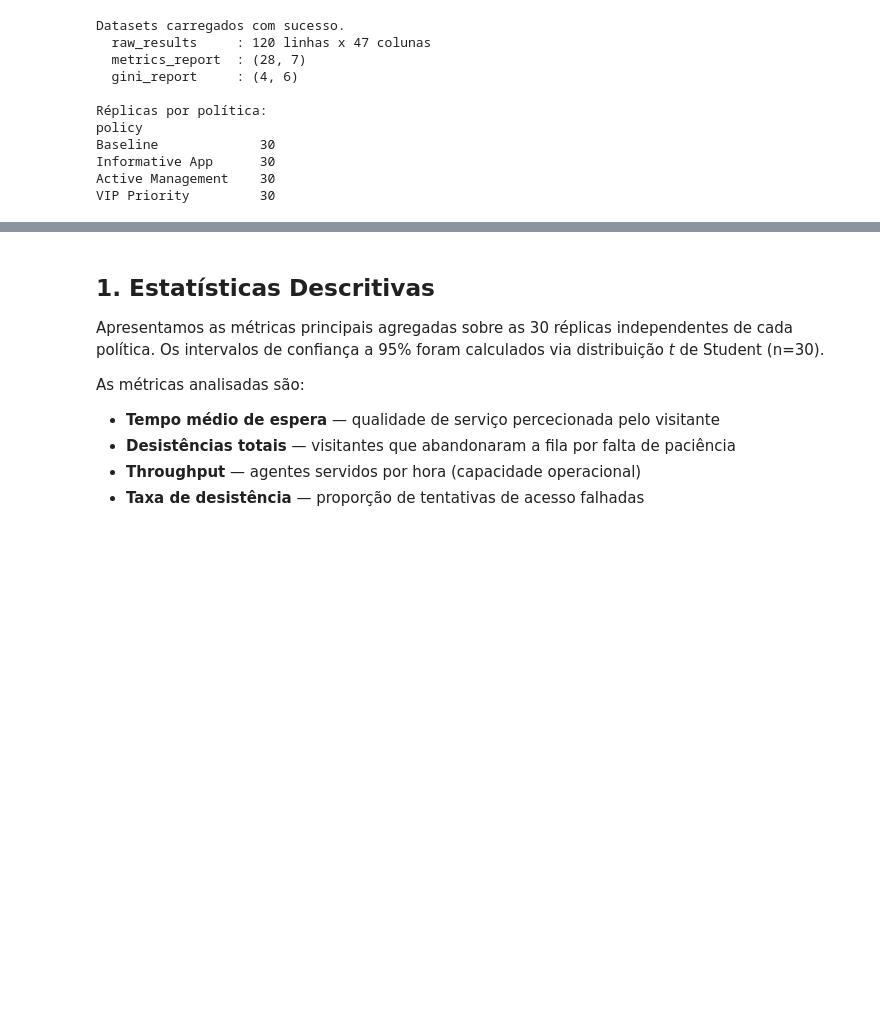
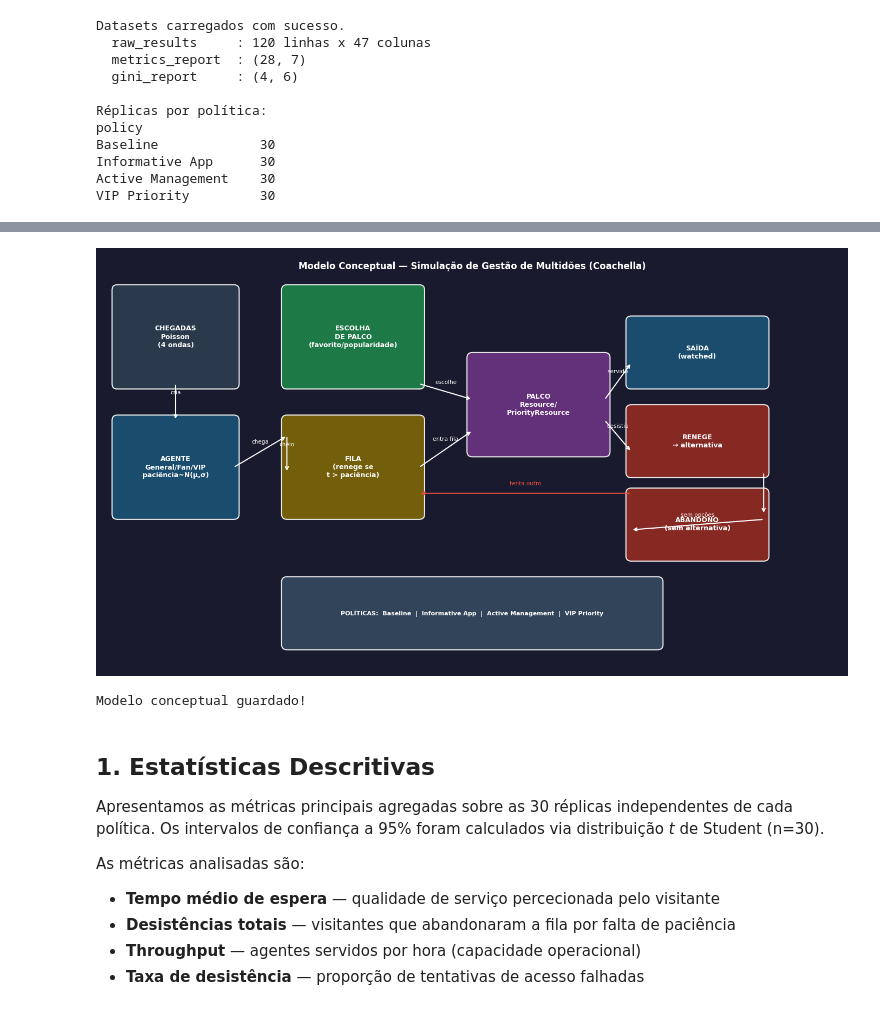
Before and after one commit to D1ana-bd/coachella-simulation, a Jupyter notebook: notebooks/01_analysis.ipynb, the cells around one changed output, grey strips where cells are left out. Cells and saved outputs as stored; diff of their text form; code cells hidden in the pictures; blank space fills up the shorter version.

```diff
--- a/notebooks/01_analysis.ipynb
+++ b/notebooks/01_analysis.ipynb
@@ -106,3 +224,78 @@ VIP Priority         30
+# %%
+import matplotlib.pyplot as plt
+import matplotlib.patches as mpatches
+from matplotlib.patches import FancyArrowPatch
+
+fig, ax = plt.subplots(figsize=(14, 8))
+ax.set_xlim(0, 14)
+ax.set_ylim(0, 8)
+ax.axis('off')
+ax.set_facecolor('#1a1a2e')
+fig.patch.set_facecolor('#1a1a2e')
+
+def box(ax, x, y, w, h, text, color, textcolor='white', fontsize=9):
+    rect = mpatches.FancyBboxPatch((x, y), w, h,
+                                    boxstyle="round,pad=0.1",
+                                    facecolor=color, edgecolor='white',
+                                    linewidth=1.5, alpha=0.9)
+    ax.add_patch(rect)
+    ax.text(x + w/2, y + h/2, text, ha='center', va='center',
+            color=textcolor, fontsize=fontsize, fontweight='bold',
+            wrap=True, multialignment='center')
+
+def arrow(ax, x1, y1, x2, y2, label='', color='white'):
+    ax.annotate('', xy=(x2, y2), xytext=(x1, y1),
+                arrowprops=dict(arrowstyle='->', color=color, lw=1.5))
+    if label:
+        mx, my = (x1+x2)/2, (y1+y2)/2
+        ax.text(mx, my + 0.15, label, ha='center', color=color, fontsize=7.5)
+
+# ── Entidades ────────────────────────────────────────────────────────
+box(ax, 0.3, 5.5, 2.2, 1.8,
+    "CHEGADAS\nPoisson\n(4 ondas)", '#2c3e50')
+box(ax, 0.3, 3.0, 2.2, 1.8,
+    "AGENTE\nGeneral/Fan/VIP\npaciência~N(μ,σ)", '#1a5276')
+box(ax, 3.5, 5.5, 2.5, 1.8,
+    "ESCOLHA\nDE PALCO\n(favorito/popularidade)", '#1e8449')
+box(ax, 3.5, 3.0, 2.5, 1.8,
+    "FILA\n(renege se\nt > paciência)", '#7d6608')
+box(ax, 7.0, 4.2, 2.5, 1.8,
+    "PALCO\nResource/\nPriorityResource", '#6c3483')
+box(ax, 10.0, 5.5, 2.5, 1.2,
+    "SAÍDA\n(watched)", '#1a5276')
+box(ax, 10.0, 3.8, 2.5, 1.2,
+    "RENEGE\n→ alternativa", '#922b21')
+box(ax, 10.0, 2.2, 2.5, 1.2,
+    "ABANDONO\n(sem alternativa)", '#922b21')
+
+# ── Políticas ────────────────────────────────────────────────────────
+box(ax, 3.5, 0.5, 7.0, 1.2,
+    "POLÍTICAS:  Baseline  |  Informative App  |  Active Management  |  VIP Priority",
+    '#34495e', fontsize=8)
+
+# ── Setas ────────────────────────────────────────────────────────────
+arrow(ax, 1.4, 5.5, 1.4, 4.8, 'cria')
+arrow(ax, 2.5, 3.9, 3.5, 4.5, 'chega')
+arrow(ax, 6.0, 5.5, 7.0, 5.2, 'escolhe')
+arrow(ax, 6.0, 3.9, 7.0, 4.6, 'entra fila')
+arrow(ax, 9.5, 5.2, 10.0, 5.9, 'servido')
+arrow(ax, 9.5, 4.8, 10.0, 4.2, 'desistiu')
+arrow(ax, 3.5, 4.5, 3.5, 3.8, 'cheio')
+arrow(ax, 10.0, 3.4, 6.0, 3.4, 'tenta outro', '#e74c3c')
+arrow(ax, 12.5, 3.8, 12.5, 3.0, '')
+arrow(ax, 12.5, 2.9, 10.0, 2.7, 'sem opções')
+
+ax.text(7.0, 7.7, 'Modelo Conceptual — Simulação de Gestão de Multidões (Coachella)',
+        ha='center', color='white', fontsize=12, fontweight='bold')
+
+plt.tight_layout()
+plt.savefig('../results/modelo_conceptual.png', dpi=150,
+            bbox_inches='tight', facecolor=fig.get_facecolor())
+plt.show()
+print("Modelo conceptual guardado!")
+# %% [output]
+[figure, added]
+Modelo conceptual guardado!
 # %% [markdown]
 ## 1. Estatísticas Descritivas
 
```
Also changed, not shown: parts of 6 cells of this notebook.
